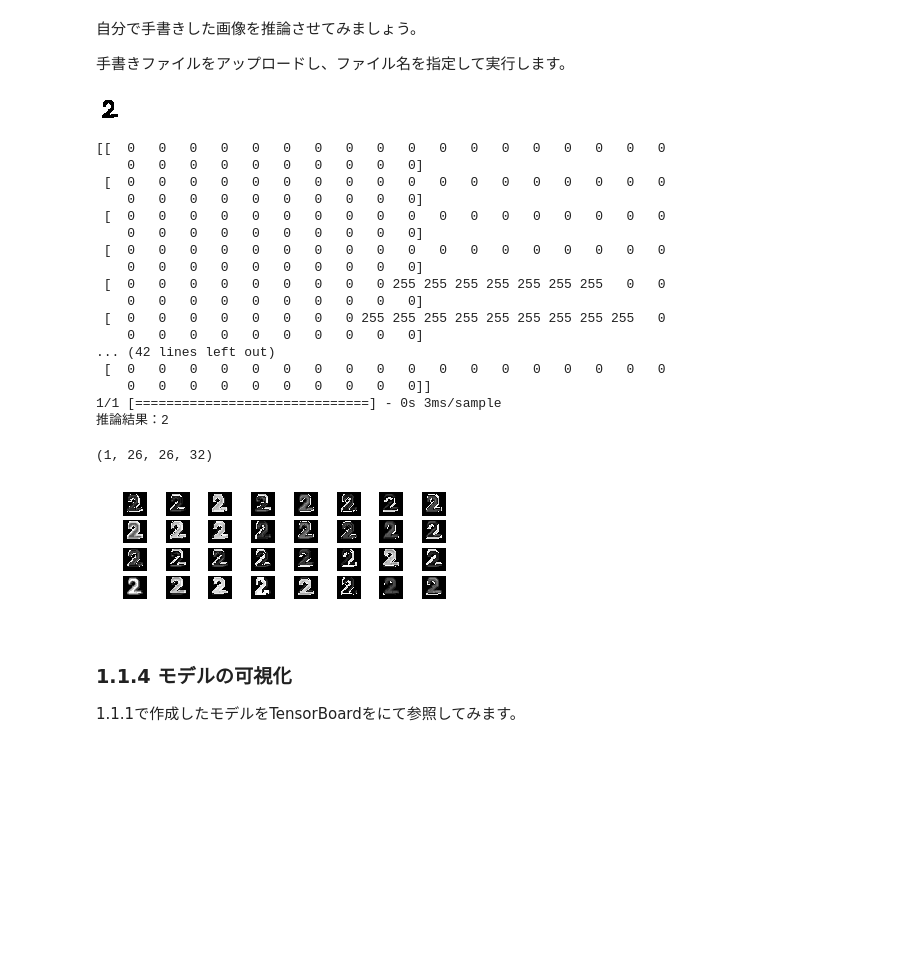
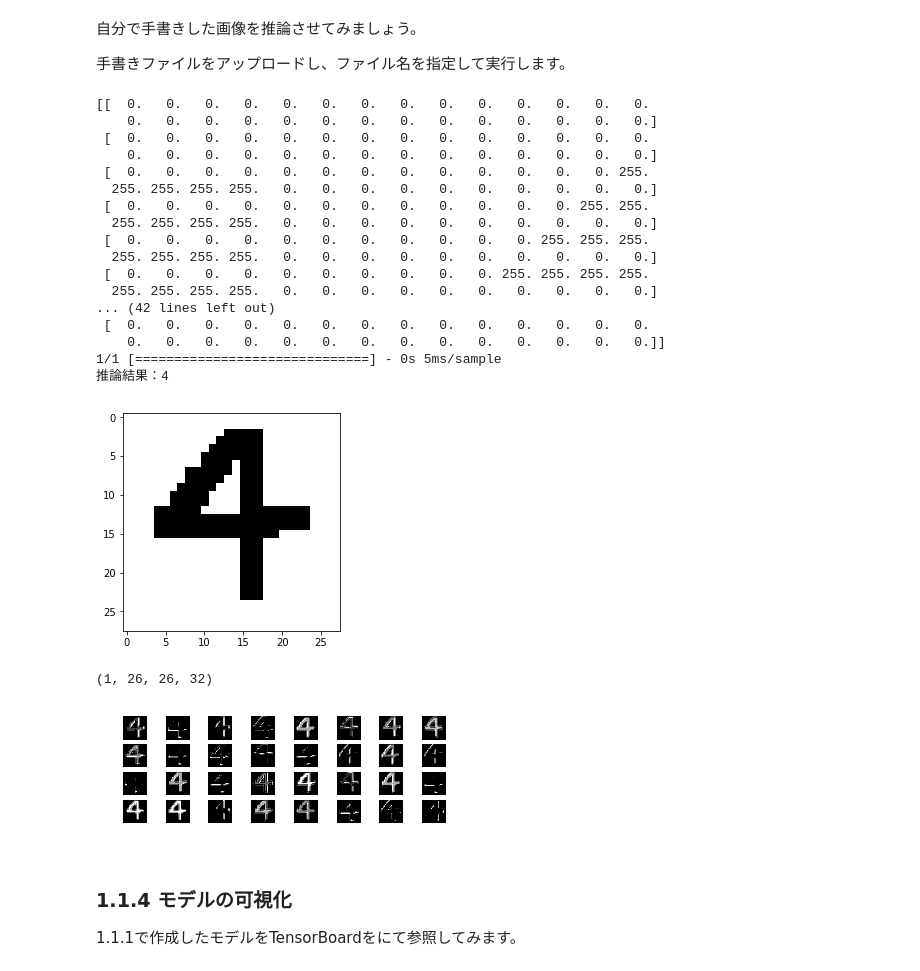
Before and after one commit to scpepper69/dl4us, a Jupyter notebook: lesson1/lesson1_sec1_exercise_mod.ipynb, the cells around one changed output. Drawn from its saved outputs; the diff is of its cells as text; code cells hidden in the pictures; blank space fills up the shorter version.

```diff
--- a/lesson1/lesson1_sec1_exercise_mod.ipynb
+++ b/lesson1/lesson1_sec1_exercise_mod.ipynb
@@ -141,16 +143,20 @@ $\underset{K}{\underbrace{[0,\cdots,0,\overset{k}{\check{1}},0,\cdots,0]}}$
 keras.utils.to_categorical関数がその関数です。さっそくMNISTのデータセットにも適用してみましょう。
 
 https://keras.io/ja/utils/#to_categorical
+# %%
+model_structure="FULL"
 # %%
 from tensorflow.keras.utils import to_categorical
 import numpy as np
 
-# 入力画像を行列(28x28)からベクトル(長さ784)に変換
-#x_train = x_train.reshape(-1, 784)
-#x_test = x_test.reshape(-1, 784)
-# for CNN
-x_train = x_train.reshape(-1, 28, 28).astype(np.float32)
-x_test = x_test.reshape(-1, 28, 28).astype(np.float32)
+if model_structure=="CNN":
+    # for CNN
+    x_train = x_train.reshape(-1, 28, 28).astype(np.float32)
+    x_test = x_test.reshape(-1, 28, 28).astype(np.float32)
+else:
+    # 入力画像を行列(28x28)からベクトル(長さ784)に変換
+    x_train = x_train.reshape(-1, 784)
+    x_test = x_test.reshape(-1, 784)
 
 # 名義尺度の値をone-hot表現へ変換
 y_train = to_categorical(y_train)
@@ -185,9 +191,10 @@ from tensorflow.python.keras.layers import Conv2D, Convolution2D, MaxPooling2D,
 from tensorflow.python.keras import initializers
 # %%
 # CNNモデルの場合
-x_train = x_train.reshape(x_train.shape[0], 28, 28, 1)
-x_test = x_test.reshape(x_test.shape[0], 28, 28, 1)
-input_shape = (28, 28, 1)
+if model_structure=="CNN":
+    x_train = x_train.reshape(x_train.shape[0], 28, 28, 1)
+    x_test = x_test.reshape(x_test.shape[0], 28, 28, 1)
+    input_shape = (28, 28, 1)
 # %%
 # モデルの「容器」を作成
 model = Sequential()
@@ -334,41 +377,41 @@ plt.imshow(test_img,'gray')
 手書きファイルをアップロードし、ファイル名を指定して実行します。
 # %%
 import cv2
-from google.colab.patches import cv2_imshow
 
 # Google Colabにファイルをアップロード
 # アップロードしたファイルを指定
-img_path="./two001.png"
+img_path="./four001.png"
 img = cv2.imread(img_path,cv2.IMREAD_GRAYSCALE)
-cv2_imshow(img)
-img = 255 - img
-img = cv2.resize(img, dsize=(28,28))
+plt.imshow(img,'gray')
+
+img = 255 - img #白黒反転
+img = cv2.resize(img, dsize=(28,28)) # 28 x 28にサイズ変更
+img = img.astype(np.float32)
 print(img)
-img = img.reshape(1, 28, 28 ,1)
-img = img.astype(np.float32)
+img = img.reshape(1, 28, 28 ,1) # 2次元から4次元に変換
 pred = model.predict(img,verbose=1)
 
 # 推論処理
 print("推論結果："+str(pred.argmax()))
 # %% [output]
+[[  0.   0.   0.   0.   0.   0.   0.   0.   0.   0.   0.   0.   0.   0.
+    0.   0.   0.   0.   0.   0.   0.   0.   0.   0.   0.   0.   0.   0.]
+ [  0.   0.   0.   0.   0.   0.   0.   0.   0.   0.   0.   0.   0.   0.
+    0.   0.   0.   0.   0.   0.   0.   0.   0.   0.   0.   0.   0.   0.]
+ [  0.   0.   0.   0.   0.   0.   0.   0.   0.   0.   0.   0.   0. 255.
+  255. 255. 255. 255.   0.   0.   0.   0.   0.   0.   0.   0.   0.   0.]
+ [  0.   0.   0.   0.   0.   0.   0.   0.   0.   0.   0.   0. 255. 255.
+  255. 255. 255. 255.   0.   0.   0.   0.   0.   0.   0.   0.   0.   0.]
+ [  0.   0.   0.   0.   0.   0.   0.   0.   0.   0.   0. 255. 255. 255.
+  255. 255. 255. 255.   0.   0.   0.   0.   0.   0.   0.   0.   0.   0.]
+ [  0.   0.   0.   0.   0.   0.   0.   0.   0.   0. 255. 255. 255. 255.
+  255. 255. 255. 255.   0.   0.   0.   0.   0.   0.   0.   0.   0.   0.]
+... (42 lines left out)
+ [  0.   0.   0.   0.   0.   0.   0.   0.   0.   0.   0.   0.   0.   0.
+    0.   0.   0.   0.   0.   0.   0.   0.   0.   0.   0.   0.   0.   0.]]
+1/1 [==============================] - 0s 5ms/sample
+推論結果：4
-[figure, old version]
+[figure, new version]
-[[  0   0   0   0   0   0   0   0   0   0   0   0   0   0   0   0   0   0
-    0   0   0   0   0   0   0   0   0   0]
- [  0   0   0   0   0   0   0   0   0   0   0   0   0   0   0   0   0   0
-    0   0   0   0   0   0   0   0   0   0]
- [  0   0   0   0   0   0   0   0   0   0   0   0   0   0   0   0   0   0
-    0   0   0   0   0   0   0   0   0   0]
- [  0   0   0   0   0   0   0   0   0   0   0   0   0   0   0   0   0   0
-    0   0   0   0   0   0   0   0   0   0]
- [  0   0   0   0   0   0   0   0   0 255 255 255 255 255 255 255   0   0
-    0   0   0   0   0   0   0   0   0   0]
- [  0   0   0   0   0   0   0   0 255 255 255 255 255 255 255 255 255   0
-    0   0   0   0   0   0   0   0   0   0]
-... (42 lines left out)
- [  0   0   0   0   0   0   0   0   0   0   0   0   0   0   0   0   0   0
-    0   0   0   0   0   0   0   0   0   0]]
-1/1 [==============================] - 0s 3ms/sample
-推論結果：2
 # %%
 from tensorflow.keras import backend as K
 import matplotlib.pyplot as plt
@@ -397,7 +440,7 @@ def middle_layer_output(numlay, INPDATA):
 # レイヤーごとの特徴マップの出力
 #middle_layer_output(0, img)
 #middle_layer_output(1, img)
-#middle_layer_output(2, img)
+middle_layer_output(2, img)
 #middle_layer_output(3, img)
 #middle_layer_output(4, img)
 #middle_layer_output(5, img)
@@ -405,7 +448,7 @@ def middle_layer_output(numlay, INPDATA):
 #middle_layer_output(7, img)
 # %% [output]
 (1, 26, 26, 32)
-[figure, old version]
+[figure, new version]
 # %% [markdown]
 ### 1.1.4 モデルの可視化
 
```
Also changed, not shown: parts of 8 cells of this notebook.
